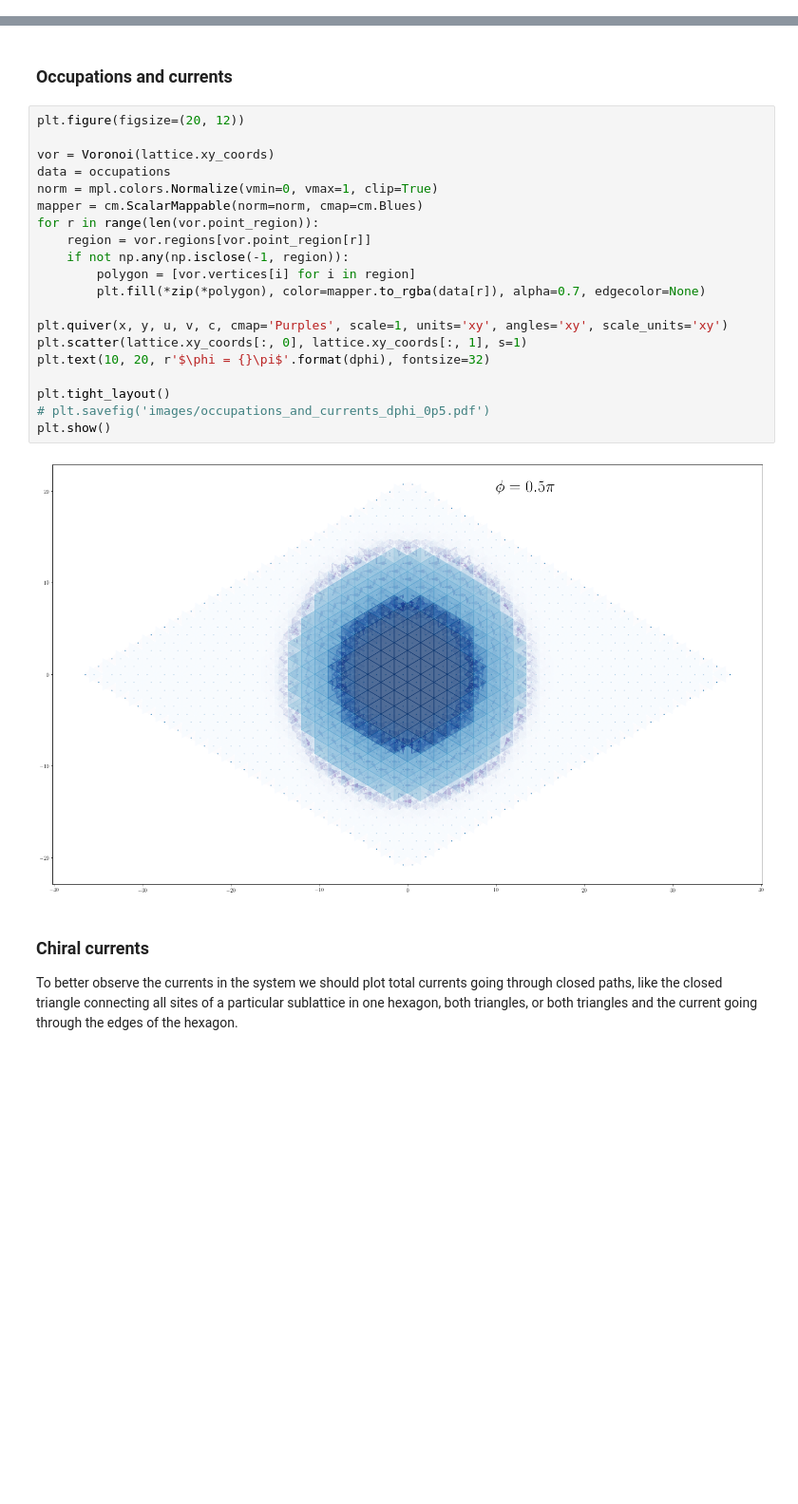
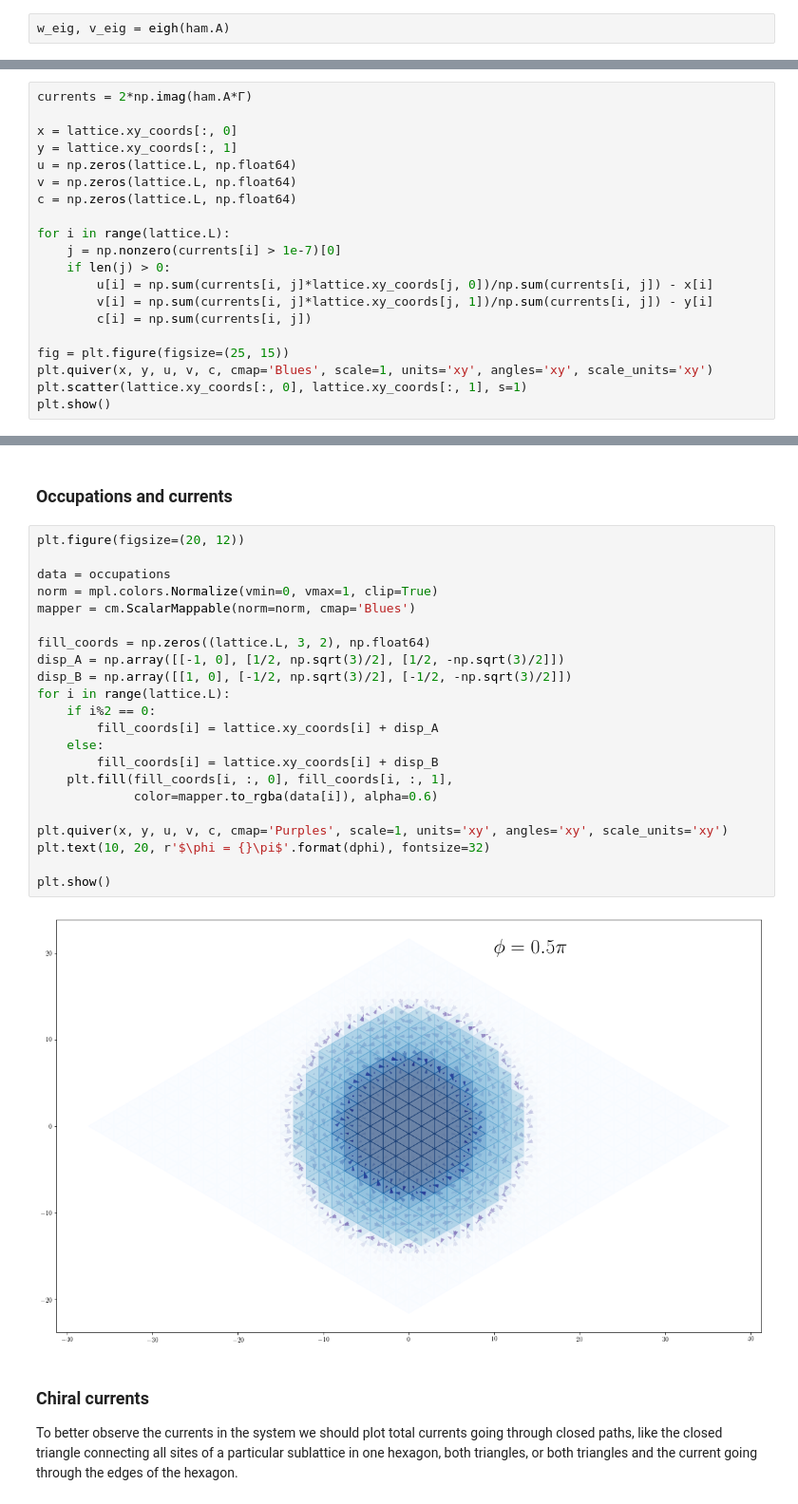
Before and after one commit to juanjosegarciaripoll/haldane, a Jupyter notebook: main.ipynb, the cells around one changed output, grey strips where cells are left out. Shown at 95% size. Cells and saved outputs as stored; diff of their text form; blank space fills up the shorter version.

```diff
--- a/main.ipynb
+++ b/main.ipynb
@@ -64,4 +64,6 @@ $$ \langle N(\mu)\rangle = \sum_m \langle f^\dagger_m f_m \rangle = \sum_m \frac
 The expected values of the two-body operators at finite temperature are
 
 $$ \Gamma_{ij} = \langle c^\dagger_i c_j\rangle = \sum_{mn} V^*_{im} V_{jn} \langle f^\dagger_m f_n\rangle = \sum_m V^*_{im} V_{jm} \frac{1}{1+e^{\beta (E_m - \mu)}}$$
+# %%
+w_eig, v_eig = eigh(ham.A)
 # %%
@@ -147,3 +146,23 @@ plt.text(10, 20, r'$\phi = {}\pi$'.format(dphi), fontsize=32)
 plt.show()
 # %% [output]
 [figure]
+# %%
+currents = 2*np.imag(ham.A*Γ)
+
+x = lattice.xy_coords[:, 0]
+y = lattice.xy_coords[:, 1]
+u = np.zeros(lattice.L, np.float64)
+v = np.zeros(lattice.L, np.float64)
+c = np.zeros(lattice.L, np.float64)
+
+for i in range(lattice.L):
+    j = np.nonzero(currents[i] > 1e-7)[0]
+    if len(j) > 0:
+        u[i] = np.sum(currents[i, j]*lattice.xy_coords[j, 0])/np.sum(currents[i, j]) - x[i]
+        v[i] = np.sum(currents[i, j]*lattice.xy_coords[j, 1])/np.sum(currents[i, j]) - y[i]
+        c[i] = np.sum(currents[i, j])
+
+fig = plt.figure(figsize=(25, 15))
+plt.quiver(x, y, u, v, c, cmap='Blues', scale=1, units='xy', angles='xy', scale_units='xy')
+plt.scatter(lattice.xy_coords[:, 0], lattice.xy_coords[:, 1], s=1)
+plt.show()
@@ -152,25 +173,27 @@ plt.show()
 # %%
 plt.figure(figsize=(20, 12))
 
-vor = Voronoi(lattice.xy_coords)
 data = occupations
 norm = mpl.colors.Normalize(vmin=0, vmax=1, clip=True)
-mapper = cm.ScalarMappable(norm=norm, cmap=cm.Blues)
-for r in range(len(vor.point_region)):
-    region = vor.regions[vor.point_region[r]]
-    if not np.any(np.isclose(-1, region)):
-        polygon = [vor.vertices[i] for i in region]
-        plt.fill(*zip(*polygon), color=mapper.to_rgba(data[r]), alpha=0.7, edgecolor=None)
+mapper = cm.ScalarMappable(norm=norm, cmap='Blues')
+
+fill_coords = np.zeros((lattice.L, 3, 2), np.float64)
+disp_A = np.array([[-1, 0], [1/2, np.sqrt(3)/2], [1/2, -np.sqrt(3)/2]])
+disp_B = np.array([[1, 0], [-1/2, np.sqrt(3)/2], [-1/2, -np.sqrt(3)/2]])
+for i in range(lattice.L):
+    if i%2 == 0:
+        fill_coords[i] = lattice.xy_coords[i] + disp_A
+    else:
+        fill_coords[i] = lattice.xy_coords[i] + disp_B
+    plt.fill(fill_coords[i, :, 0], fill_coords[i, :, 1],
+             color=mapper.to_rgba(data[i]), alpha=0.6)
 
 plt.quiver(x, y, u, v, c, cmap='Purples', scale=1, units='xy', angles='xy', scale_units='xy')
-plt.scatter(lattice.xy_coords[:, 0], lattice.xy_coords[:, 1], s=1)
 plt.text(10, 20, r'$\phi = {}\pi$'.format(dphi), fontsize=32)
 
-plt.tight_layout()
-# plt.savefig('images/occupations_and_currents_dphi_0p5.pdf')
 plt.show()
 # %% [output]
-[figure, old version]
+[figure, new version]
 # %% [markdown]
 ### Chiral currents
 
```
Also changed, not shown: parts of 42 cells of this notebook, 2 other files.
